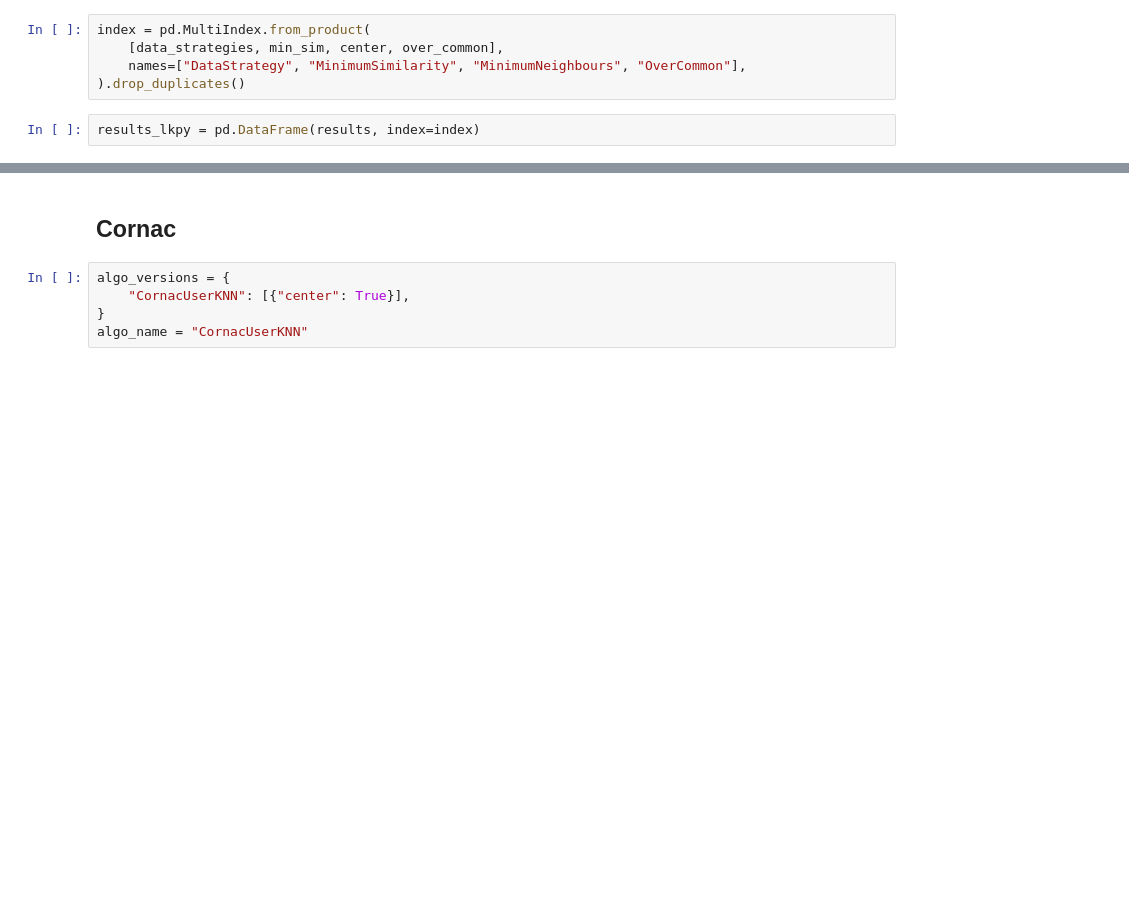
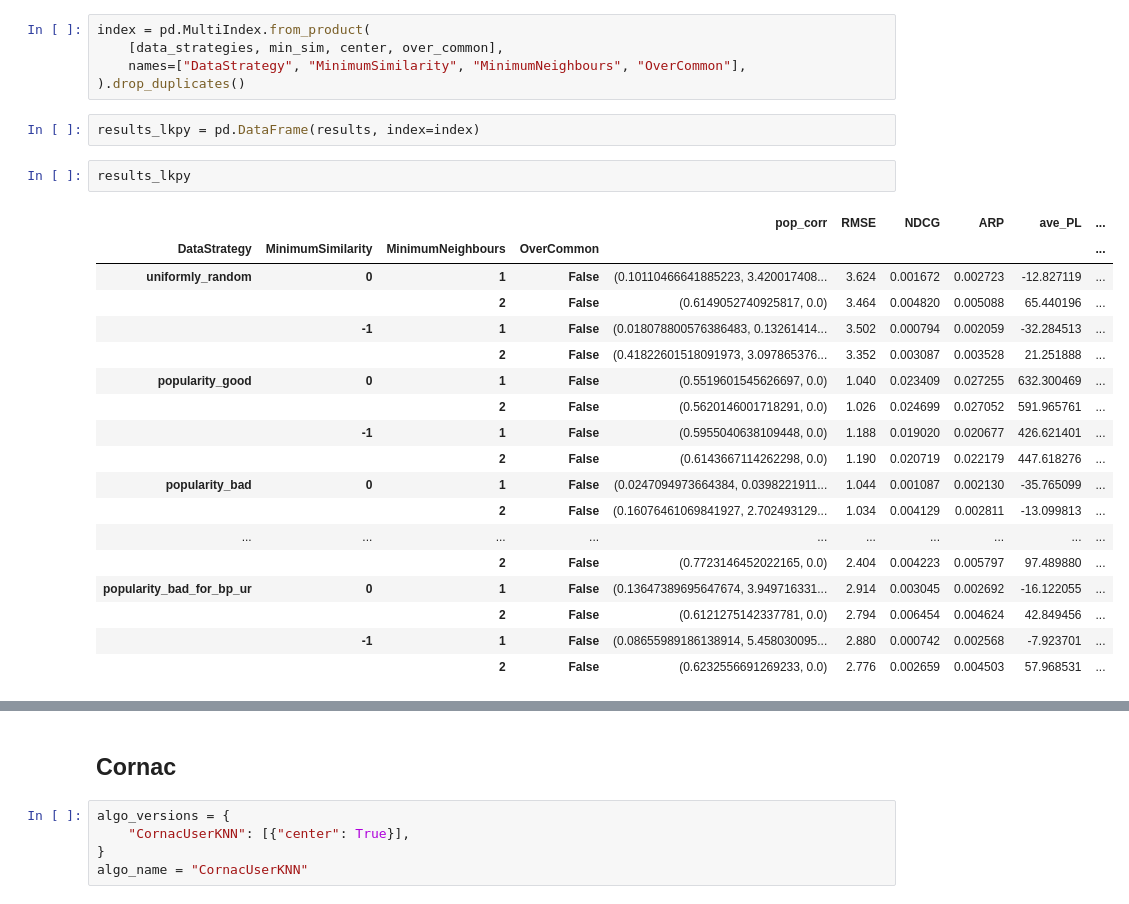
Before and after one commit to SavvinaDaniil/DiagnosingBiasRecSys, a Jupyter notebook: AnalyzeResultsUserKNNSyntheticData.ipynb, the cells around one changed output, grey strips where cells are left out. Saved outputs shown, nothing was run; the diff lists cells and outputs as text; blank space fills up the shorter version.

```diff
--- a/AnalyzeResultsUserKNNSyntheticData.ipynb
+++ b/AnalyzeResultsUserKNNSyntheticData.ipynb
@@ -58,3 +60,24 @@ index = pd.MultiIndex.from_product(
 ).drop_duplicates()
 # %%
 results_lkpy = pd.DataFrame(results, index=index)
+# %%
+results_lkpy
+# %% [output]
+|  |  |  |  | pop_corr | RMSE | NDCG | ARP | ave_PL | ... |
+| DataStrategy | MinimumSimilarity | MinimumNeighbours | OverCommon |  |  |  |  |  | ... |
+| uniformly_random | 0 | 1 | False | (0.10110466641885223, 3.420017408... | 3.624 | 0.001672 | 0.002723 | -12.827119 | ... |
+|  |  | 2 | False | (0.6149052740925817, 0.0) | 3.464 | 0.004820 | 0.005088 | 65.440196 | ... |
+|  | -1 | 1 | False | (0.018078800576386483, 0.13261414... | 3.502 | 0.000794 | 0.002059 | -32.284513 | ... |
+|  |  | 2 | False | (0.41822601518091973, 3.097865376... | 3.352 | 0.003087 | 0.003528 | 21.251888 | ... |
+| popularity_good | 0 | 1 | False | (0.5519601545626697, 0.0) | 1.040 | 0.023409 | 0.027255 | 632.300469 | ... |
+|  |  | 2 | False | (0.5620146001718291, 0.0) | 1.026 | 0.024699 | 0.027052 | 591.965761 | ... |
+|  | -1 | 1 | False | (0.5955040638109448, 0.0) | 1.188 | 0.019020 | 0.020677 | 426.621401 | ... |
+|  |  | 2 | False | (0.6143667114262298, 0.0) | 1.190 | 0.020719 | 0.022179 | 447.618276 | ... |
+| popularity_bad | 0 | 1 | False | (0.0247094973664384, 0.0398221911... | 1.044 | 0.001087 | 0.002130 | -35.765099 | ... |
+|  |  | 2 | False | (0.16076461069841927, 2.702493129... | 1.034 | 0.004129 | 0.002811 | -13.099813 | ... |
+| ... | ... | ... | ... | ... | ... | ... | ... | ... | ... |
+|  |  | 2 | False | (0.7723146452022165, 0.0) | 2.404 | 0.004223 | 0.005797 | 97.489880 | ... |
+| popularity_bad_for_bp_ur | 0 | 1 | False | (0.13647389695647674, 3.949716331... | 2.914 | 0.003045 | 0.002692 | -16.122055 | ... |
+|  |  | 2 | False | (0.6121275142337781, 0.0) | 2.794 | 0.006454 | 0.004624 | 42.849456 | ... |
+|  | -1 | 1 | False | (0.08655989186138914, 5.458030095... | 2.880 | 0.000742 | 0.002568 | -7.923701 | ... |
+|  |  | 2 | False | (0.6232556691269233, 0.0) | 2.776 | 0.002659 | 0.004503 | 57.968531 | ... |
```
Also changed, not shown: parts of 10 cells of this notebook, 4 other files.
